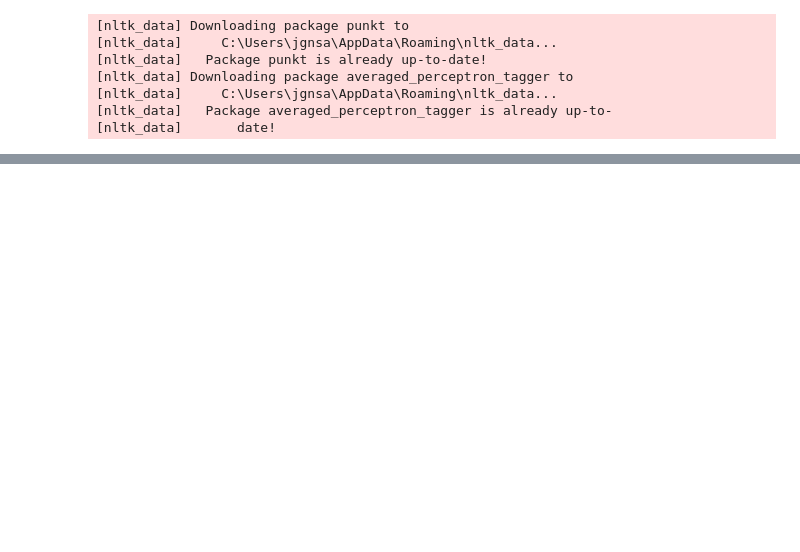
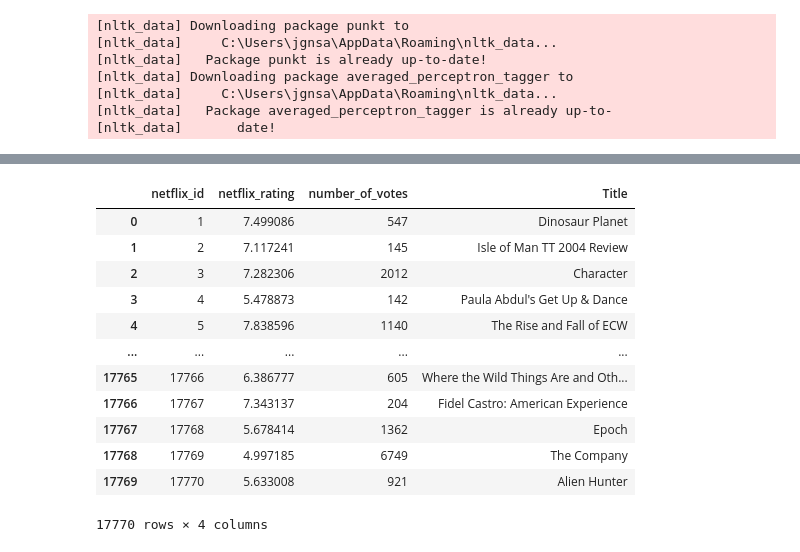
Before and after one commit to Garcipaldis/bridge_datascience_JorgeGarcia, a Jupyter notebook: EDA_FINAL/src/main.ipynb, the cells around one changed output, grey strips where cells are left out. Cells and saved outputs as stored; diff of their text form; code cells hidden in the pictures; blank space fills up the shorter version.

```diff
--- a/EDA_FINAL/src/main.ipynb
+++ b/EDA_FINAL/src/main.ipynb
@@ -28,0 +91,16 @@ wcleaner.search_word_popularity('love', genre='Romance')
+# %%
+netflix.get_title_ratings(net_raw_path, data_path, save=True)
+# %% [output]
+|  | netflix_id | netflix_rating | number_of_votes | Title |
+| 0 | 1 | 7.499086 | 547 | Dinosaur Planet |
+| 1 | 2 | 7.117241 | 145 | Isle of Man TT 2004 Review |
+| 2 | 3 | 7.282306 | 2012 | Character |
+| 3 | 4 | 5.478873 | 142 | Paula Abdul's Get Up & Dance |
+| 4 | 5 | 7.838596 | 1140 | The Rise and Fall of ECW |
+| ... | ... | ... | ... | ... |
+| 17765 | 17766 | 6.386777 | 605 | Where the Wild Things Are and Oth... |
+| 17766 | 17767 | 7.343137 | 204 | Fidel Castro: American Experience |
+| 17767 | 17768 | 5.678414 | 1362 | Epoch |
+| 17768 | 17769 | 4.997185 | 6749 | The Company |
+| 17769 | 17770 | 5.633008 | 921 | Alien Hunter |
+17770 rows × 4 columns
```
Also changed, not shown: parts of 13 cells of this notebook, 8 other files.
